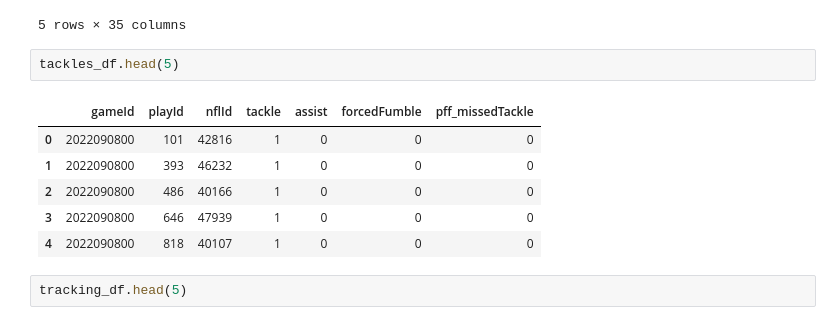
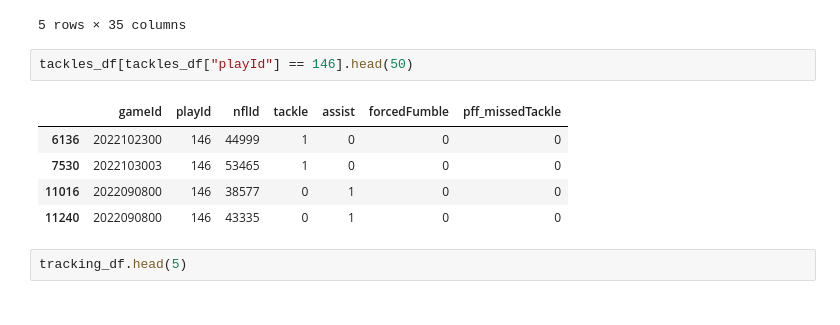
Before and after one commit to jvalderr239/GCN, a Jupyter notebook: notebooks/data_visualization.ipynb, the cells around one changed output. Drawn from its saved outputs; the diff is of its cells as text.

```diff
--- a/notebooks/data_visualization.ipynb
+++ b/notebooks/data_visualization.ipynb
@@ -66,15 +66,14 @@ plays_df.head(5)
 | 3 | 2022100212 | 2007 | 46461 | Mike Boone | (13:12) M.Boone left tackle to DE... | 3 | 2 | 10 | ... |
 | 4 | 2022091900 | 1372 | 47857 | Devin Singletary | (8:33) D.Singletary right guard t... | 2 | 1 | 10 | ... |
 5 rows × 35 columns
-# %%
-tackles_df.head(5)
-# %% [output]
-|  | gameId | playId | nflId | tackle | assist | forcedFumble | pff_missedTackle |
-| 0 | 2022090800 | 101 | 42816 | 1 | 0 | 0 | 0 |
-| 1 | 2022090800 | 393 | 46232 | 1 | 0 | 0 | 0 |
-| 2 | 2022090800 | 486 | 40166 | 1 | 0 | 0 | 0 |
-| 3 | 2022090800 | 646 | 47939 | 1 | 0 | 0 | 0 |
-| 4 | 2022090800 | 818 | 40107 | 1 | 0 | 0 | 0 |
+# %%
+tackles_df[tackles_df["playId"] == 146].head(50)
+# %% [output]
+|  | gameId | playId | nflId | tackle | assist | forcedFumble | pff_missedTackle |
+| 6136 | 2022102300 | 146 | 44999 | 1 | 0 | 0 | 0 |
+| 7530 | 2022103003 | 146 | 53465 | 1 | 0 | 0 | 0 |
+| 11016 | 2022090800 | 146 | 38577 | 0 | 1 | 0 | 0 |
+| 11240 | 2022090800 | 146 | 43335 | 0 | 1 | 0 | 0 |
 # %%
 tracking_df.head(5)
 # %% [output]
```
Also changed, not shown: parts of 8 cells of this notebook, 6 other files.
